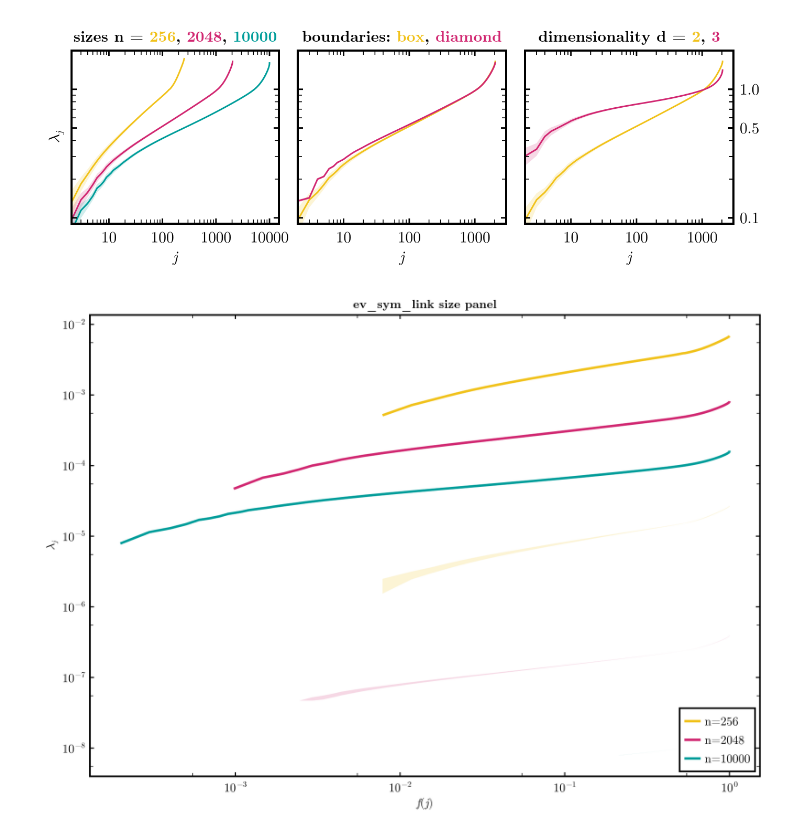
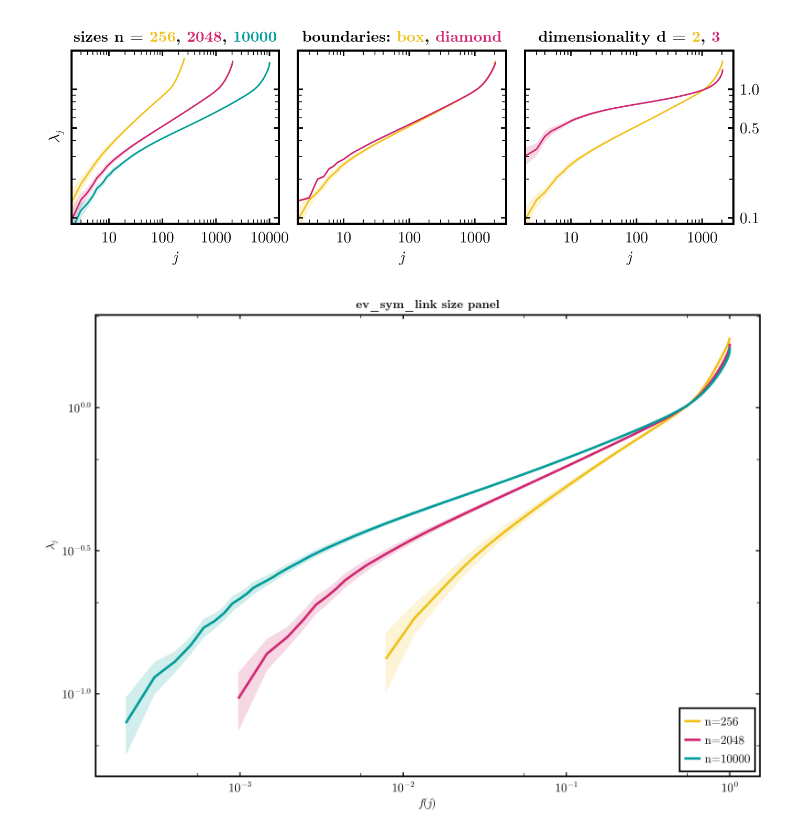
Before and after one commit to causal-wagner/CausalSetZoology, a Jupyter notebook: analysis/size_boundary_dependence.ipynb, the cells around one changed output. Drawn from its saved outputs; the diff is of its cells as text; code cells hidden in the pictures.

```diff
--- a/analysis/size_boundary_dependence.ipynb
+++ b/analysis/size_boundary_dependence.ipynb
@@ -156,36 +156,36 @@ colors = [theme_colors[mod1(i, length(theme_colors))] for i in 1:length(panel)]
 for (i, s) in enumerate(panel)
 
     x_transform = x -> x/s.size
-    y_transform = y -> y/s.size
+    y_transform = y -> y
     x = collect(2:length(s.mean))
     x = x_transform(x)
 
     mean = y_transform(s.mean[2:end])
     std = y_transform(s.std[2:end])
     ylo = y_transform(mean .- std)
     yhi = y_transform(mean .+ std)
 
     # Keep only valid points for log scales
     mask = (x .> 0) .& (mean .> 0)
     x = x[mask]
     mean =mean[mask]
     ylo =ylo[mask]
     yhi =yhi[mask]
 
     # Prevent lower/upper bands from dropping below 0 on log scale
     eps = minimum(mean) * 1e-3
     ylo = max.(ylo, eps)
     yhi = max.(yhi, eps)
 
     color = colors[i]
     label = "n=$(s.size)"
 
     band!(ax, x, ylo, yhi; color = (color, 0.18))
     lines!(ax, x, mean; color = color, linewidth = 3, label = label)
 end
 
 axislegend(ax; position = :rb)
 
 fig
 # %% [output]
-[figure, old version]
+[figure, new version]
```
Also changed, not shown: 1 other file.
